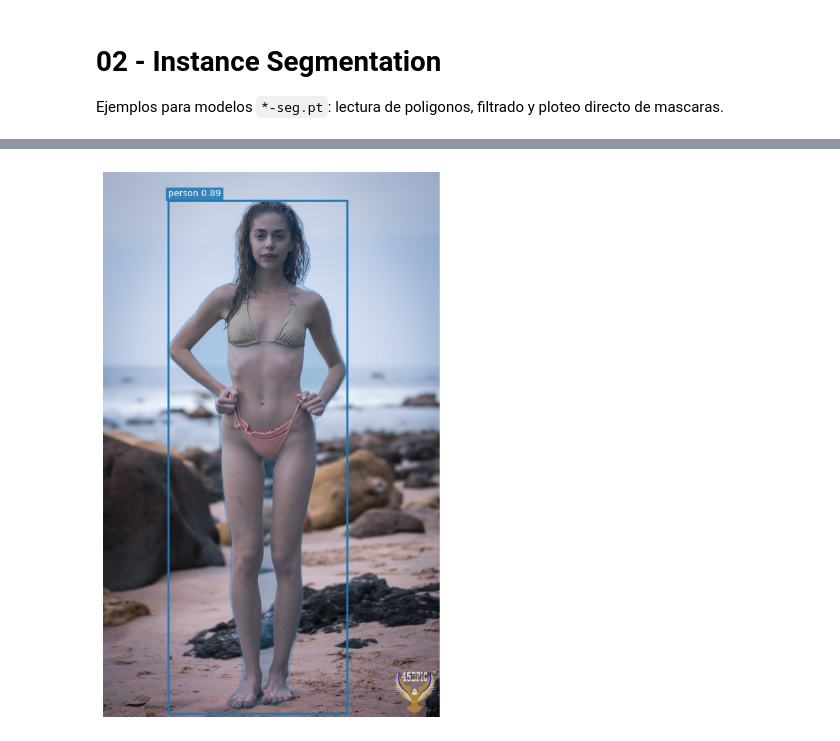
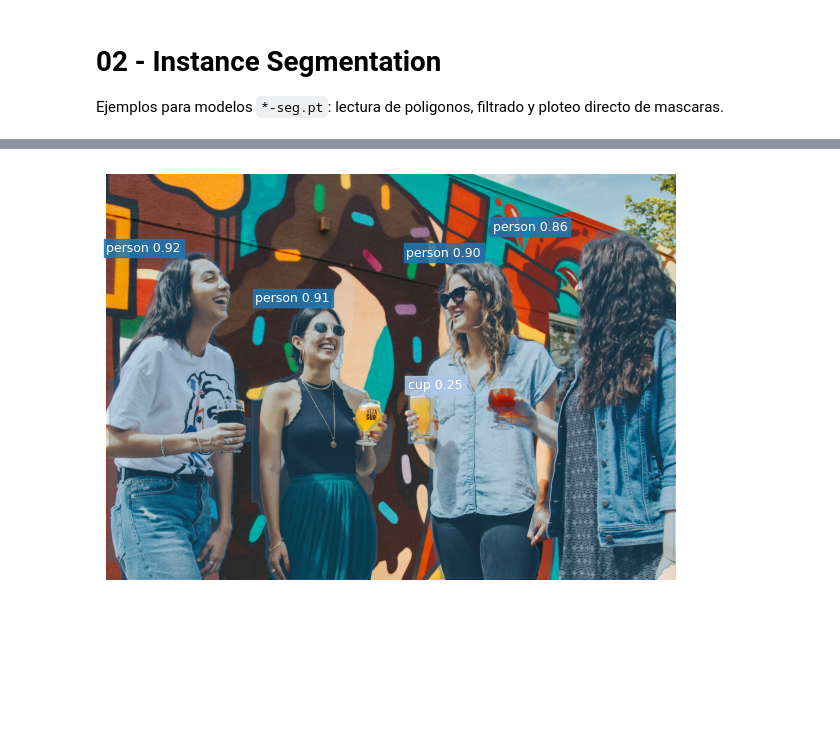
Before and after one commit to juanjosecas/ultrawrapper, a Jupyter notebook: notebooks/02_segmentation.ipynb, the cells around one changed output, grey strips where cells are left out. Drawn from its saved outputs; the diff is of its cells as text; code cells hidden in the pictures; blank space fills up the shorter version.

```diff
--- a/notebooks/02_segmentation.ipynb
+++ b/notebooks/02_segmentation.ipynb
@@ -38,8 +5,18 @@ MODEL = (
+# %%
+from vision.yolo.infer import predict_image
+from vision.yolo.plotting import (
+    plot_segmentation_masks,
+    plot_image_detections,
+    plot_class_distribution,
+)
+
+MODEL = "yolo11s-seg.pt"
+IMAGE = "input/elevate-nYgy58eb9aw-unsplash.jpg"
 # %%
-df = predict_image(MODEL, IMAGE, confidence=0.25, task="segment")
+df = predict_image(MODEL, IMAGE, confidence=0.25, task="segment", imgsz=320)
 print(
-    df[
-        ["frame", "class_name", "confidence", "xmin", "ymin", "xmax", "ymax", "polygon"]
-    ].head()
+    df.columns.tolist()
 )
+
+display(df.head())
 # %% [output]
@@ -51,11 +30,11 @@ print(
 # %%
 # Plot directo de mascaras + cajas
 plot_segmentation_masks(
     IMAGE,
     df,
-    draw_boxes=True,
+    draw_boxes=False,
     confidence_threshold=0.25,
-    save_to=OUTPUT_DIR / "02_segmentation_masks.png",
+    figsize=(6, 5)
 )
 # %% [output]
-[figure, old version]
+[figure, new version]
```
Also changed, not shown: parts of 7 cells of this notebook, 7 other files.
